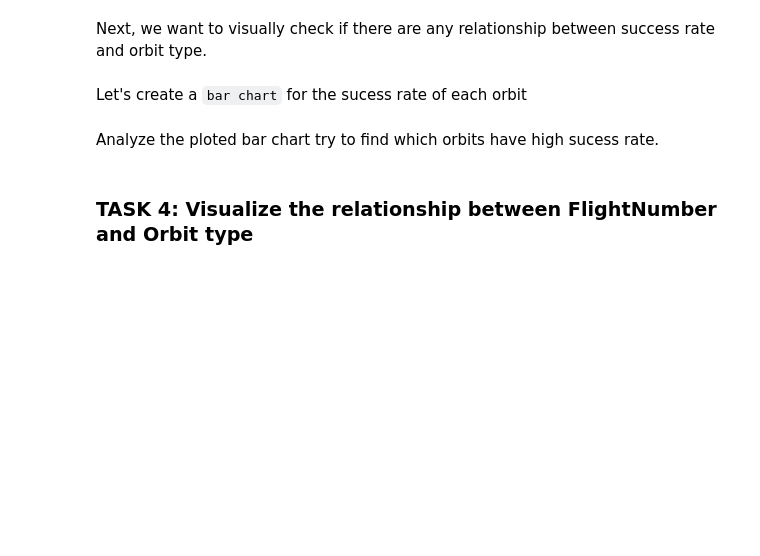
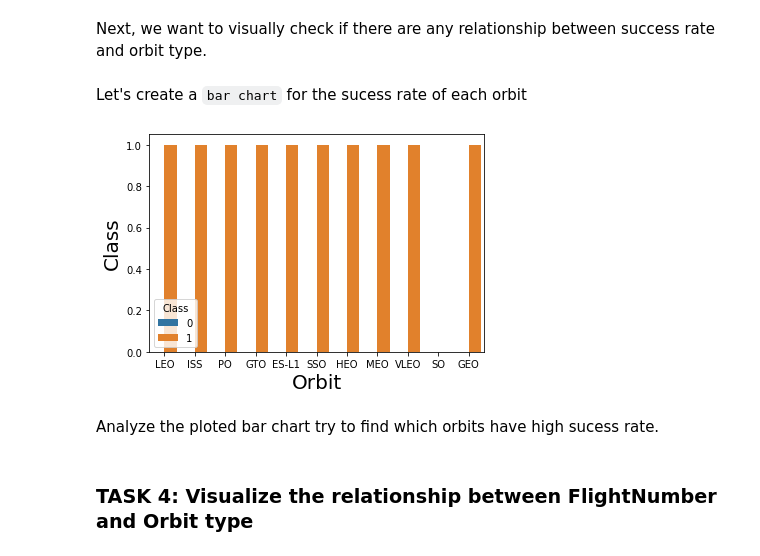
Before and after one commit to WilliamRen/machine_learning_prediction_lab, a Jupyter notebook: EDA with Visualization lab.ipynb, the cells around one changed output. Saved outputs shown, nothing was run; the diff lists cells and outputs as text; code cells hidden in the pictures; blank space fills up the shorter version.

```diff
--- a/EDA with Visualization lab.ipynb
+++ b/EDA with Visualization lab.ipynb
@@ -102,6 +118,12 @@ Next, we want to visually check if there are any relationship between success ra
 Let's create a `bar chart` for the sucess rate of each orbit
 # %%
 # HINT use groupby method on Orbit column and get the mean of Class column
+sns.barplot(y="Class", x="Orbit", hue="Class", data=df)
+plt.xlabel("Orbit",fontsize=20)
+plt.ylabel("Class",fontsize=20)
+plt.show()
+# %% [output]
+[figure, added]
 # %% [markdown]
 Analyze the ploted bar chart try to find which orbits have high sucess rate.
 # %% [markdown]
```
Also changed, not shown: parts of 8 cells of this notebook.
